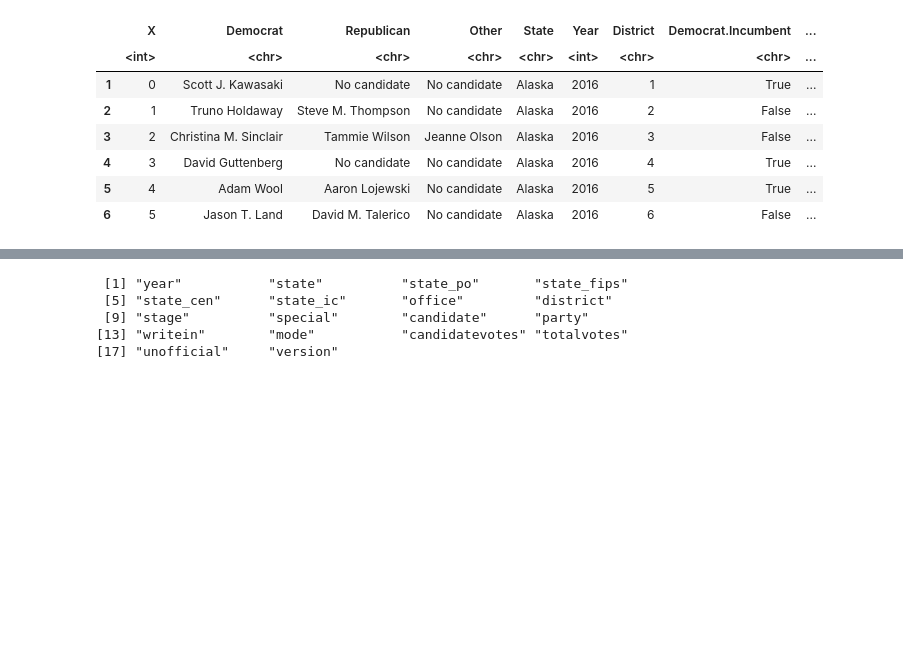
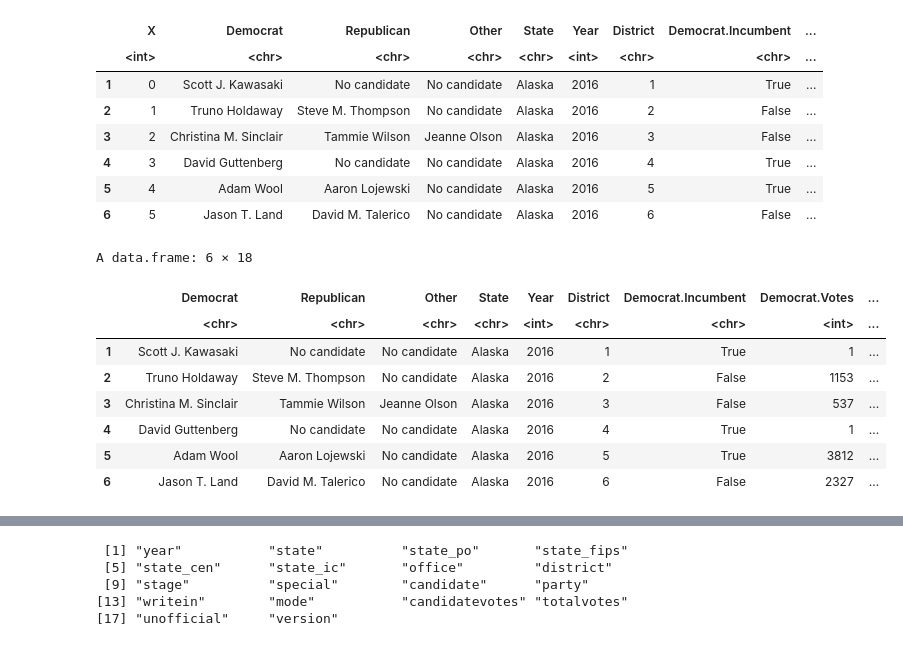
Before and after one commit to michael-bonitati-1117/final_project, a Jupyter notebook: Gender_Code.ipynb, the cells around one changed output, grey strips where cells are left out. Saved outputs shown, nothing was run; the diff lists cells and outputs as text; code cells hidden in the pictures; blank space fills up the shorter version.

```diff
--- a/Gender_Code.ipynb
+++ b/Gender_Code.ipynb
@@ -99 +95,32 @@ data <- read.csv("2016_election_results_updated.csv")
+# %%
+## Generate winner and gender of winner
+
+elections_2016_gender <- elections_2016_gender %>%
+    mutate(winner = case_when(Democrat.Votes > Republican.Votes & Democrat.Votes > Other.Votes ~ "Democrat",
+                              Republican.Votes > Democrat.Votes & Republican.Votes > Other.Votes ~ "Republican",
+                              TRUE ~ "Other"),
+          winner_gender = case_when(winner == "Democrat" ~ gender_Dem,
+                                   winner == "Republican" ~ gender_Rep,
+                                   TRUE ~ "Other candidate")) %>%
+    select(!c(X.1, X))
+
+## Generate vote share (didn't bother doing for Other party candiates)
+elections_2016_gender <- elections_2016_gender %>%
+    mutate(Democrat.Vote.Prop = Democrat.Votes / (Democrat.Votes + Republican.Votes + Other.Votes),
+          Republican.Vote.Prop = Republican.Votes / (Democrat.Votes + Republican.Votes + Other.Votes))
+
+
+head(elections_2016_gender)
+
+### !!! Important: In analysis, exclude vote shares of 1.0000, signals no opposing candidate !!!
+# %% [output]
+A data.frame: 6 × 18
+|  | Democrat | Republican | Other | State | Year | District | Democrat.Incumbent | Democrat.Votes | ... |
+|  | <chr> | <chr> | <chr> | <chr> | <int> | <chr> | <chr> | <int> | ... |
+| 1 | Scott J. Kawasaki | No candidate | No candidate | Alaska | 2016 | 1 | True | 1 | ... |
+| 2 | Truno Holdaway | Steve M. Thompson | No candidate | Alaska | 2016 | 2 | False | 1153 | ... |
+| 3 | Christina M. Sinclair | Tammie Wilson | Jeanne Olson | Alaska | 2016 | 3 | False | 537 | ... |
+| 4 | David Guttenberg | No candidate | No candidate | Alaska | 2016 | 4 | True | 1 | ... |
+| 5 | Adam Wool | Aaron Lojewski | No candidate | Alaska | 2016 | 5 | True | 3812 | ... |
+| 6 | Jason T. Land | David M. Talerico | No candidate | Alaska | 2016 | 6 | False | 2327 | ... |
 # %%
```
Also changed, not shown: parts of 12 cells of this notebook.
